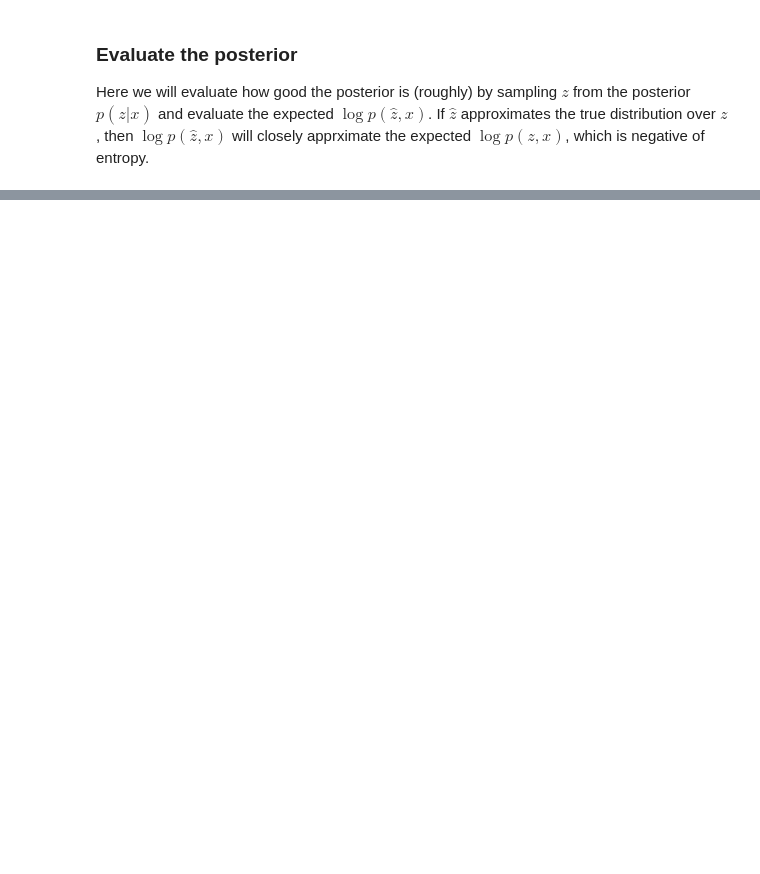
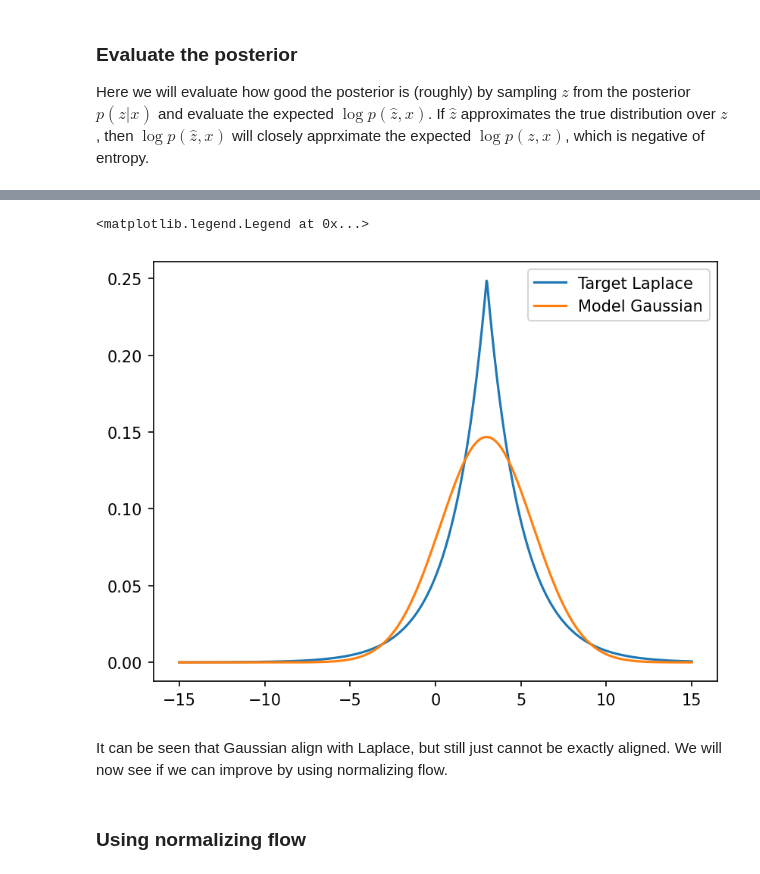
Before and after one commit to walkerlab/probcore, a Jupyter notebook: notebooks/gensn_demo.ipynb, the cells around one changed output, grey strips where cells are left out. Cells and saved outputs as stored; diff of their text form; code cells hidden in the pictures; blank space fills up the shorter version.

```diff
--- a/notebooks/gensn_demo.ipynb
+++ b/notebooks/gensn_demo.ipynb
@@ -372,0 +562,2 @@ gt_joint.log_prob(z_hat, x_sample).mean()
+# %%
+model_gaussian = G.IndependentNormal(nn.Parameter(torch.Tensor([0])), TransformedParameter(torch.Tensor([1.0]), lambda x: x**2 + 1e-12))
@@ -372,0 +591,16 @@ gt_joint.log_prob(z_hat, x_sample).mean()
+# %%
+fig, ax = plt.subplots(1, 1, dpi=150)
+x = torch.linspace(-15, 15, 1000)[:, None]
+with torch.no_grad():
+    target_prob = torch.exp(target_distr.log_prob(x))
+    model_gaussian_prob = torch.exp(model_gaussian.log_prob(x))
+ax.plot(x, target_prob, label='Target Laplace')
+ax.plot(x, model_gaussian_prob, label='Model Gaussian')
+ax.legend()
+# %% [output]
+<matplotlib.legend.Legend at 0x...>
+[figure, added]
+# %% [markdown]
+It can be seen that Gaussian align with Laplace, but still just cannot be exactly aligned. We will now see if we can improve by using normalizing flow.
+# %% [markdown]
+### Using normalizing flow
```
Also changed, not shown: parts of 43 cells of this notebook, 1 other file.
